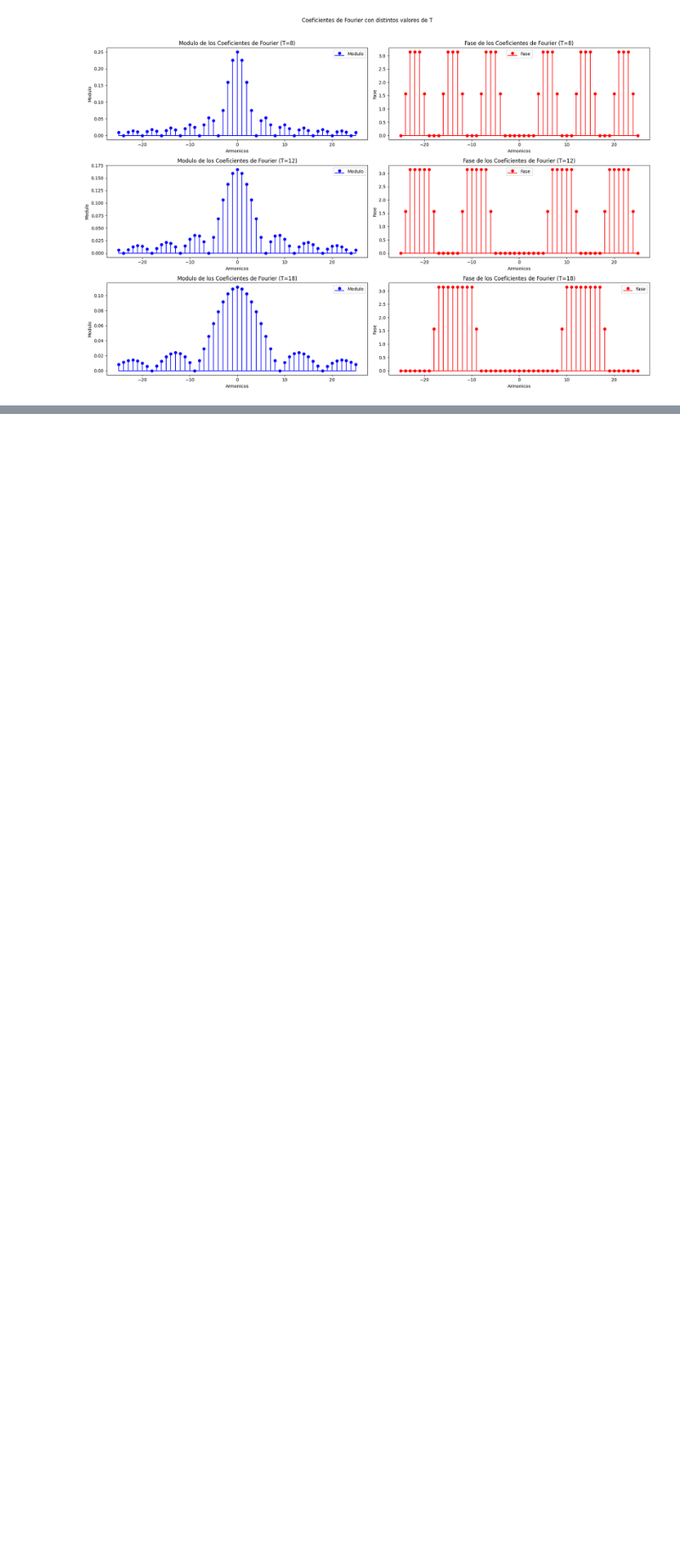
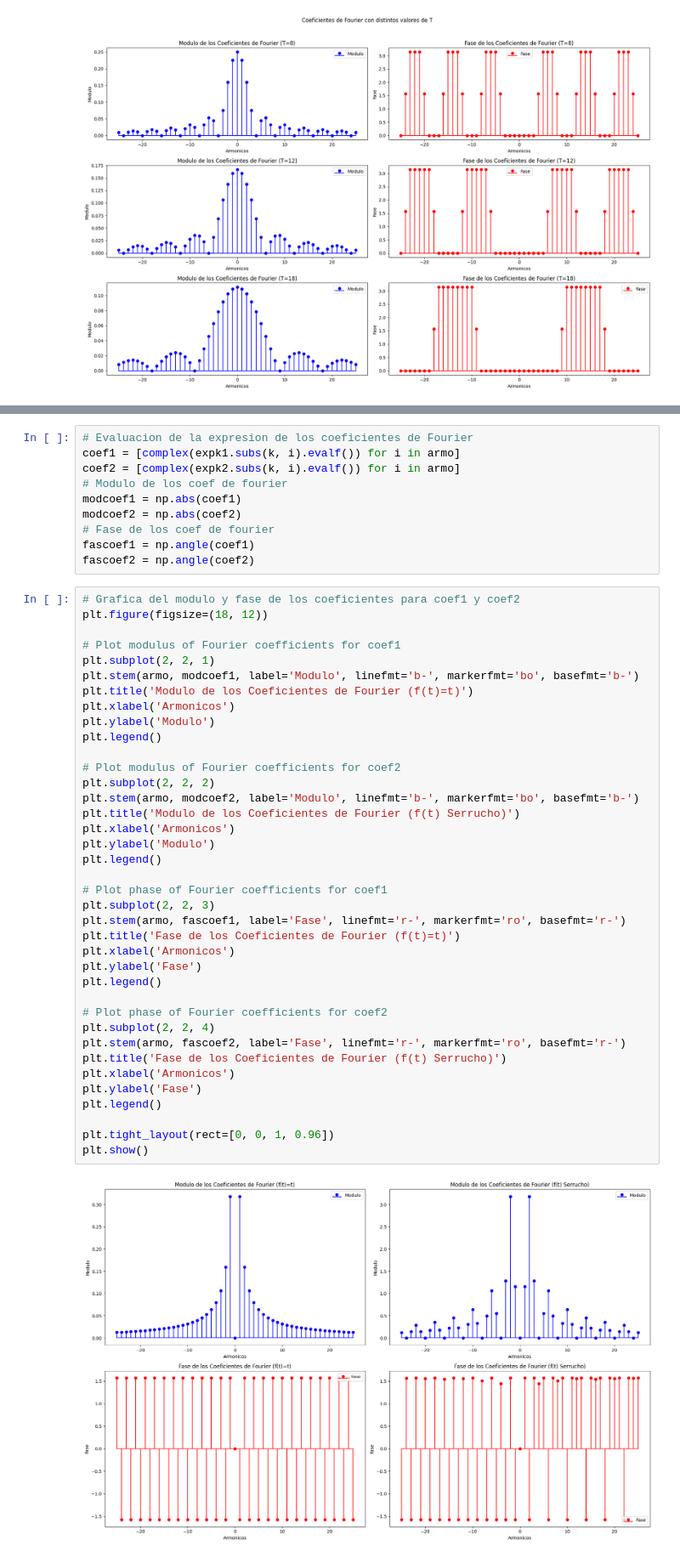
Before and after one commit to Lekkito/analisis-de-se-ales, a Jupyter notebook: tp3.ipynb, the cells around one changed output, grey strips where cells are left out. Shown at 85% size. Drawn from its saved outputs; the diff is of its cells as text; blank space fills up the shorter version.

```diff
--- a/tp3.ipynb
+++ b/tp3.ipynb
@@ -548,0 +618,50 @@ plt.show()
+# %%
+# Evaluacion de la expresion de los coeficientes de Fourier
+coef1 = [complex(expk1.subs(k, i).evalf()) for i in armo]
+coef2 = [complex(expk2.subs(k, i).evalf()) for i in armo]
+# Modulo de los coef de fourier
+modcoef1 = np.abs(coef1)
+modcoef2 = np.abs(coef2)
+# Fase de los coef de fourier
+fascoef1 = np.angle(coef1)
+fascoef2 = np.angle(coef2)
+# %%
+# Grafica del modulo y fase de los coeficientes para coef1 y coef2
+plt.figure(figsize=(18, 12))
+
+# Plot modulus of Fourier coefficients for coef1
+plt.subplot(2, 2, 1)
+plt.stem(armo, modcoef1, label='Modulo', linefmt='b-', markerfmt='bo', basefmt='b-')
+plt.title('Modulo de los Coeficientes de Fourier (f(t)=t)')
+plt.xlabel('Armonicos')
+plt.ylabel('Modulo')
+plt.legend()
+
+# Plot modulus of Fourier coefficients for coef2
+plt.subplot(2, 2, 2)
+plt.stem(armo, modcoef2, label='Modulo', linefmt='b-', markerfmt='bo', basefmt='b-')
+plt.title('Modulo de los Coeficientes de Fourier (f(t) Serrucho)')
+plt.xlabel('Armonicos')
+plt.ylabel('Modulo')
+plt.legend()
+
+# Plot phase of Fourier coefficients for coef1
+plt.subplot(2, 2, 3)
+plt.stem(armo, fascoef1, label='Fase', linefmt='r-', markerfmt='ro', basefmt='r-')
+plt.title('Fase de los Coeficientes de Fourier (f(t)=t)')
+plt.xlabel('Armonicos')
+plt.ylabel('Fase')
+plt.legend()
+
+# Plot phase of Fourier coefficients for coef2
+plt.subplot(2, 2, 4)
+plt.stem(armo, fascoef2, label='Fase', linefmt='r-', markerfmt='ro', basefmt='r-')
+plt.title('Fase de los Coeficientes de Fourier (f(t) Serrucho)')
+plt.xlabel('Armonicos')
+plt.ylabel('Fase')
+plt.legend()
+
+plt.tight_layout(rect=[0, 0, 1, 0.96])
+plt.show()
+# %% [output]
+[figure, added]
```
Also changed, not shown: parts of 3 cells of this notebook.
